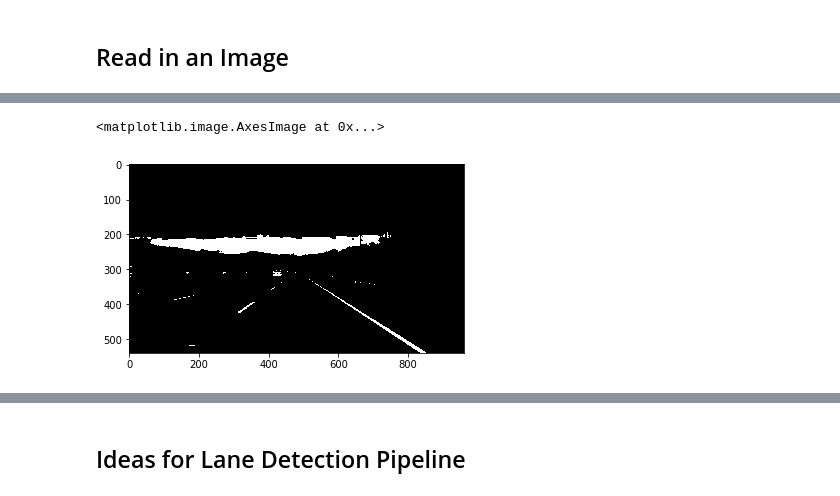
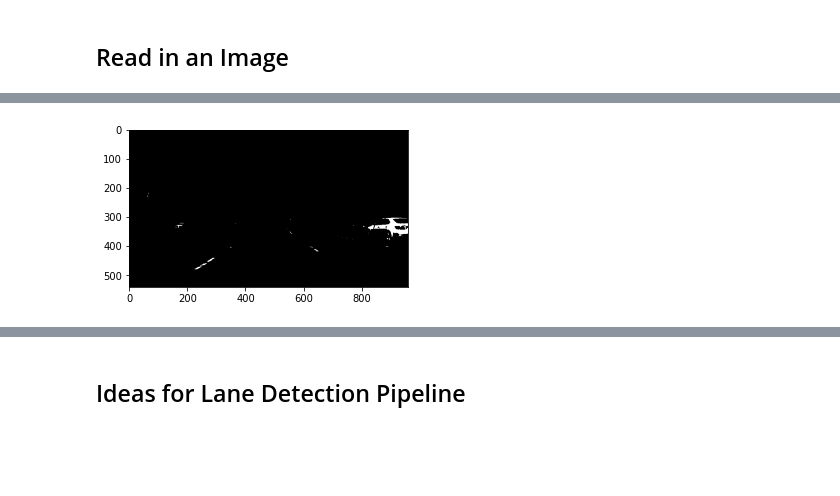
Before and after one commit to lpadukana/CarND-LaneLines-P1, a Jupyter notebook: P1.ipynb, the cells around one changed output, grey strips where cells are left out. Cells and saved outputs as stored; diff of their text form; code cells hidden in the pictures; blank space fills up the shorter version.

```diff
--- a/P1.ipynb
+++ b/P1.ipynb
@@ -82,21 +84,12 @@ plt.imshow(copy_channels(image, [2]))
-# %%
-hsv = cv2.cvtColor(image, cv2.COLOR_RGB2HSV)
-hsl = cv2.cvtColor(image, cv2.COLOR_RGB2HSV_FULL)
-# plt.imshow(hsv[..., 0])
-# hsv
-
-# y_min, y_max = np.array([0, 100, 100]), np.array([30, 255, 255])
-# y_mask = cv2.inRange(hsv, y_min, y_max)
-# plt.imshow(y_mask, cmap='gray')
-
-sensitivity = 50
-lower_white = np.array([0,0,255-sensitivity])
-upper_white = np.array([255,sensitivity,255])
-
-y_mask = cv2.inRange(hsl, lower_white, upper_white)
-plt.imshow(y_mask, cmap='gray')
-# %% [output]
-<matplotlib.image.AxesImage at 0x...>
-[figure, removed]
+# %%
+@interact(h1=(0, 255, 10), h2=(0, 255, 10), s1=(0, 255, 10), s2=(0, 255, 10), v1=(0, 255, 10), v2=(0, 255, 10))
+def adjust_rgb(h1=0, h2=255, s1=0, s2=255, v1=220, v2=255):
+    hsv = cv2.cvtColor(image, cv2.COLOR_RGB2HSV)
+    mask = cv2.inRange(hsv, (h1, s1, v1), (h2, s2, v2))
+    mask = cv2.GaussianBlur(mask, (5, 5), 0)
+    plt.figure(figsize=(5, 5))
+    plt.imshow(mask, cmap='gray')
+# %% [output]
+[figure, added]
 # %%
 gr = cv2.cvtColor(image, cv2.COLOR_RGB2GRAY)
```
Also changed, not shown: parts of 10 cells of this notebook.
